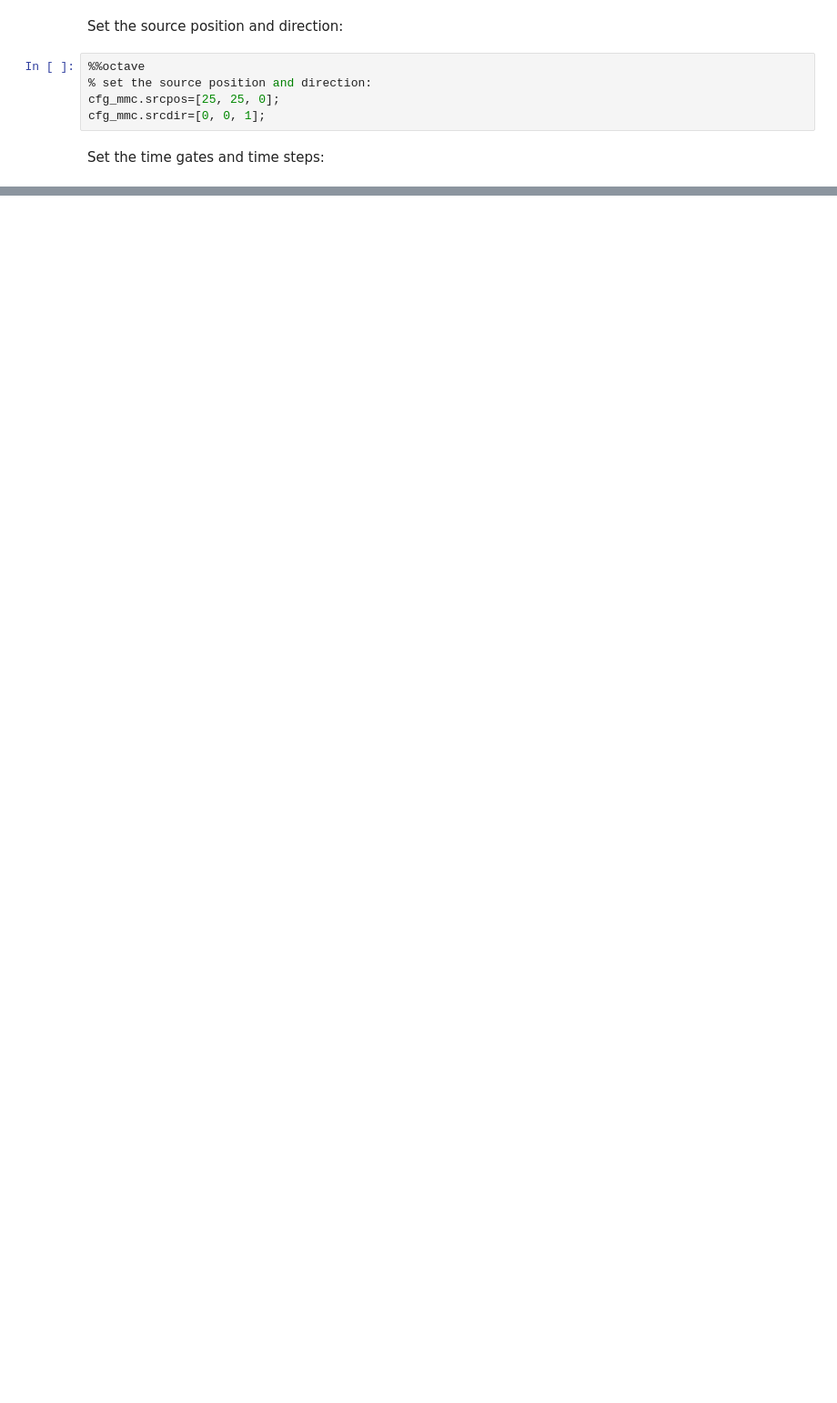
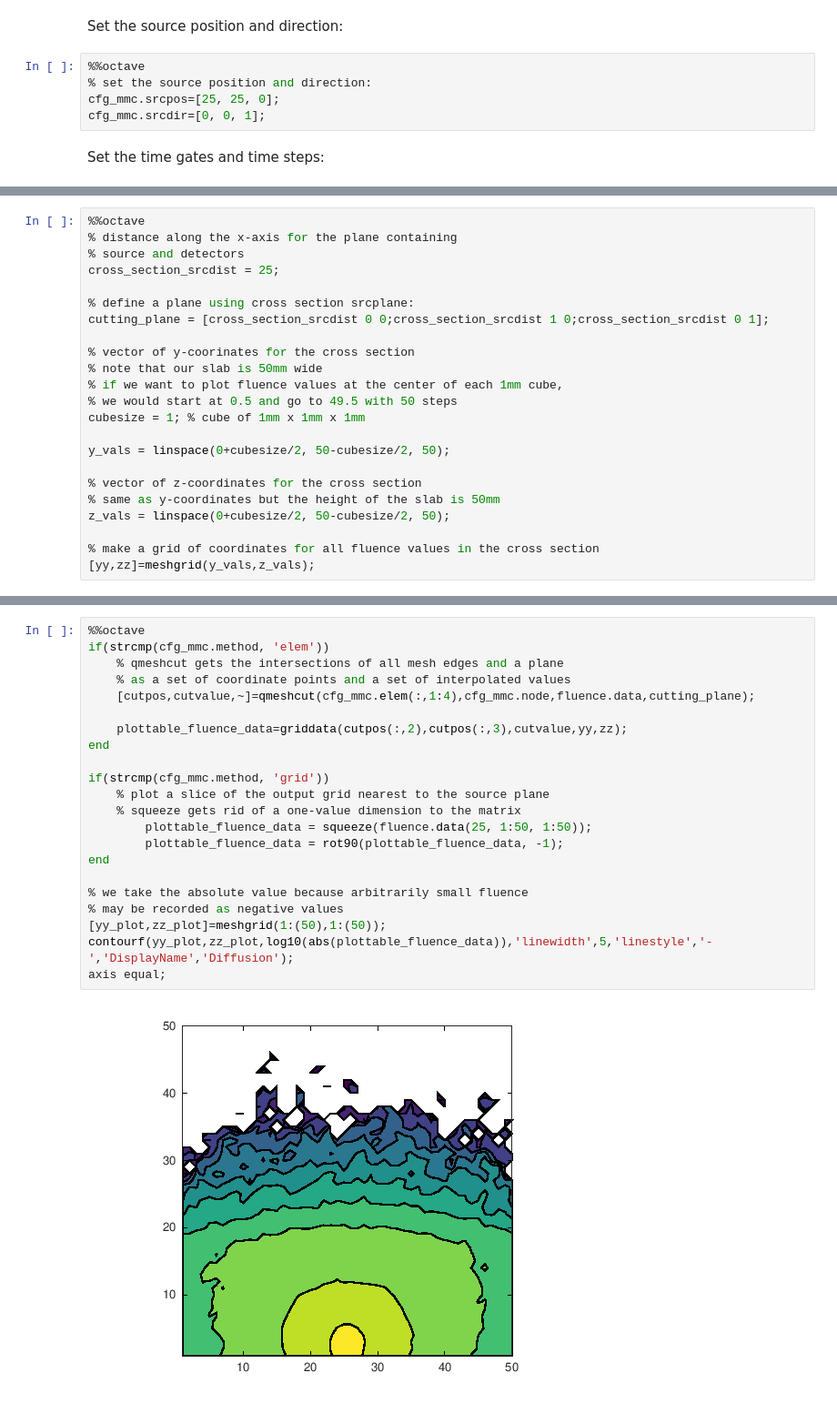
Before and after one commit to nzhang1218/MCX24Workshop, a Jupyter notebook: Training/MCX2024_2A_mmc_training.ipynb, the cells around one changed output, grey strips where cells are left out. Shown at 91% size. Cells and saved outputs as stored; diff of their text form; blank space fills up the shorter version.

Commit message:
completed slab example and documentation

```diff
--- a/Training/MCX2024_2A_mmc_training.ipynb
+++ b/Training/MCX2024_2A_mmc_training.ipynb
@@ -385,0 +402,23 @@ mmc.debuglevel='TP';
+# %%
+%%octave
+% distance along the x-axis for the plane containing
+% source and detectors
+cross_section_srcdist = 25;
+
+% define a plane using cross section srcplane:
+cutting_plane = [cross_section_srcdist 0 0;cross_section_srcdist 1 0;cross_section_srcdist 0 1];
+
+% vector of y-coorinates for the cross section
+% note that our slab is 50mm wide
+% if we want to plot fluence values at the center of each 1mm cube,
+% we would start at 0.5 and go to 49.5 with 50 steps
+cubesize = 1; % cube of 1mm x 1mm x 1mm
+
+y_vals = linspace(0+cubesize/2, 50-cubesize/2, 50);
+
+% vector of z-coordinates for the cross section
+% same as y-coordinates but the height of the slab is 50mm
+z_vals = linspace(0+cubesize/2, 50-cubesize/2, 50);
+
+% make a grid of coordinates for all fluence values in the cross section
+[yy,zz]=meshgrid(y_vals,z_vals);
@@ -385,0 +427,24 @@ mmc.debuglevel='TP';
+# %%
+%%octave
+if(strcmp(cfg_mmc.method, 'elem'))
+    % qmeshcut gets the intersections of all mesh edges and a plane
+    % as a set of coordinate points and a set of interpolated values
+    [cutpos,cutvalue,~]=qmeshcut(cfg_mmc.elem(:,1:4),cfg_mmc.node,fluence.data,cutting_plane);
+
+    plottable_fluence_data=griddata(cutpos(:,2),cutpos(:,3),cutvalue,yy,zz);
+end
+
+if(strcmp(cfg_mmc.method, 'grid'))
+    % plot a slice of the output grid nearest to the source plane
+    % squeeze gets rid of a one-value dimension to the matrix
+        plottable_fluence_data = squeeze(fluence.data(25, 1:50, 1:50));
+        plottable_fluence_data = rot90(plottable_fluence_data, -1);
+end
+
+% we take the absolute value because arbitrarily small fluence
+% may be recorded as negative values
+[yy_plot,zz_plot]=meshgrid(1:(50),1:(50));
+contourf(yy_plot,zz_plot,log10(abs(plottable_fluence_data)),'linewidth',5,'linestyle','-','DisplayName','Diffusion');
+axis equal;
+# %% [output]
+[figure, added]
```
Also changed, not shown: parts of 31 cells of this notebook.
